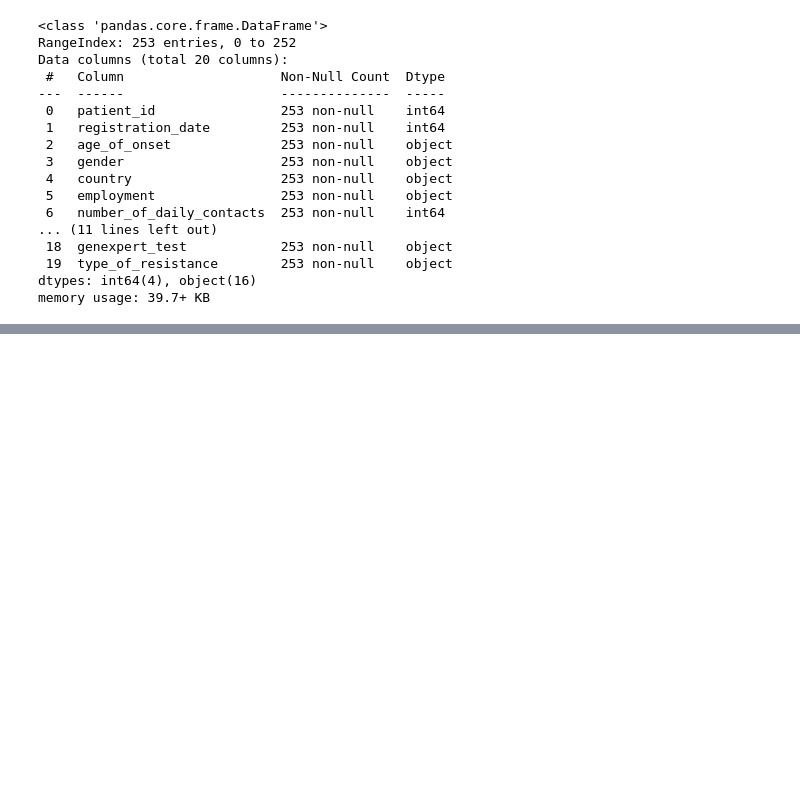
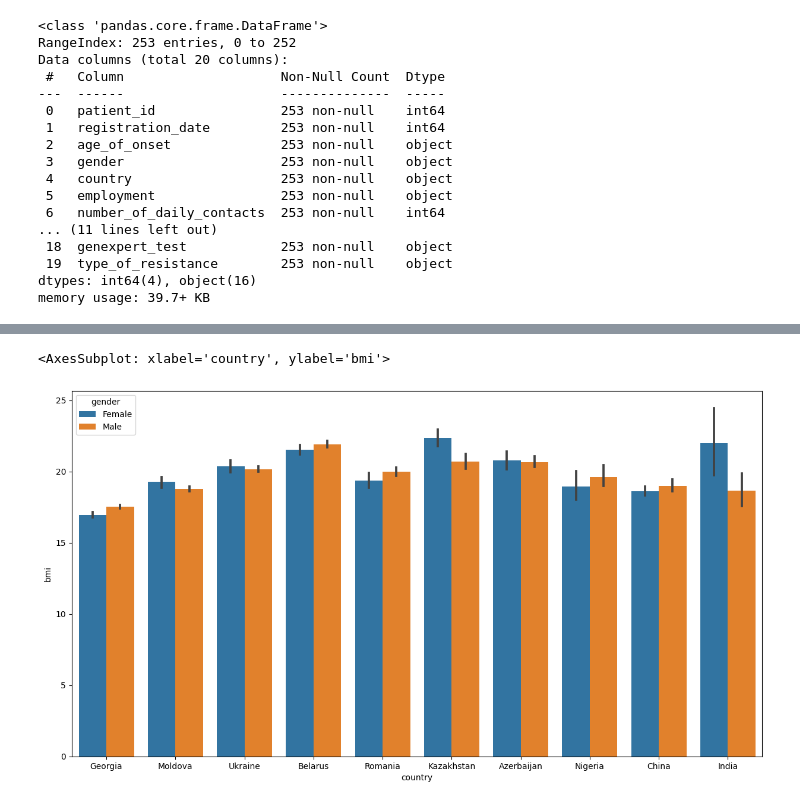
Before and after one commit to Taoheed-O/Tuberculosis_Survival_prediction, a Jupyter notebook: Data_analysis.ipynb, the cells around one changed output, grey strips where cells are left out. Drawn from its saved outputs; the diff is of its cells as text; code cells hidden in the pictures; blank space fills up the shorter version.

Commit message:
data analysis

```diff
--- a/Data_analysis.ipynb
+++ b/Data_analysis.ipynb
@@ -482,0 +504,6 @@ memory usage: 16.7+ MB
+# %%
+plt.figure(figsize=(15, 8))
+sns.barplot(data=patients_total, x='country', y='bmi', hue='gender')
+# %% [output]
+<AxesSubplot: xlabel='country', ylabel='bmi'>
+[figure, added]
```
Also changed, not shown: parts of 6 cells of this notebook.
